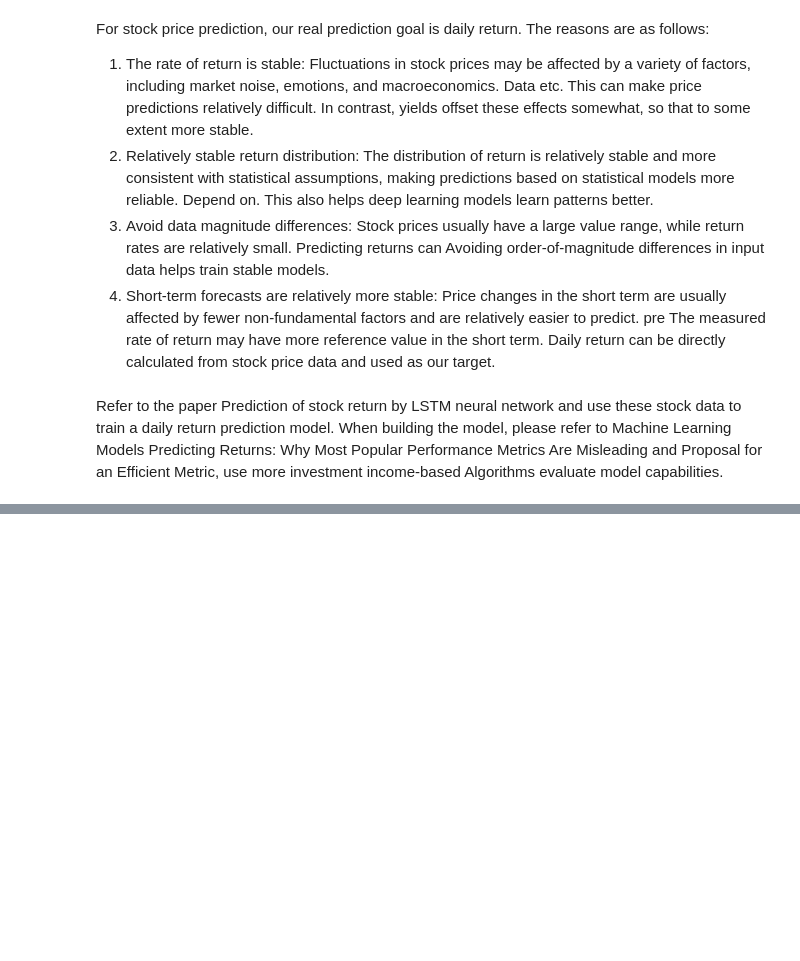
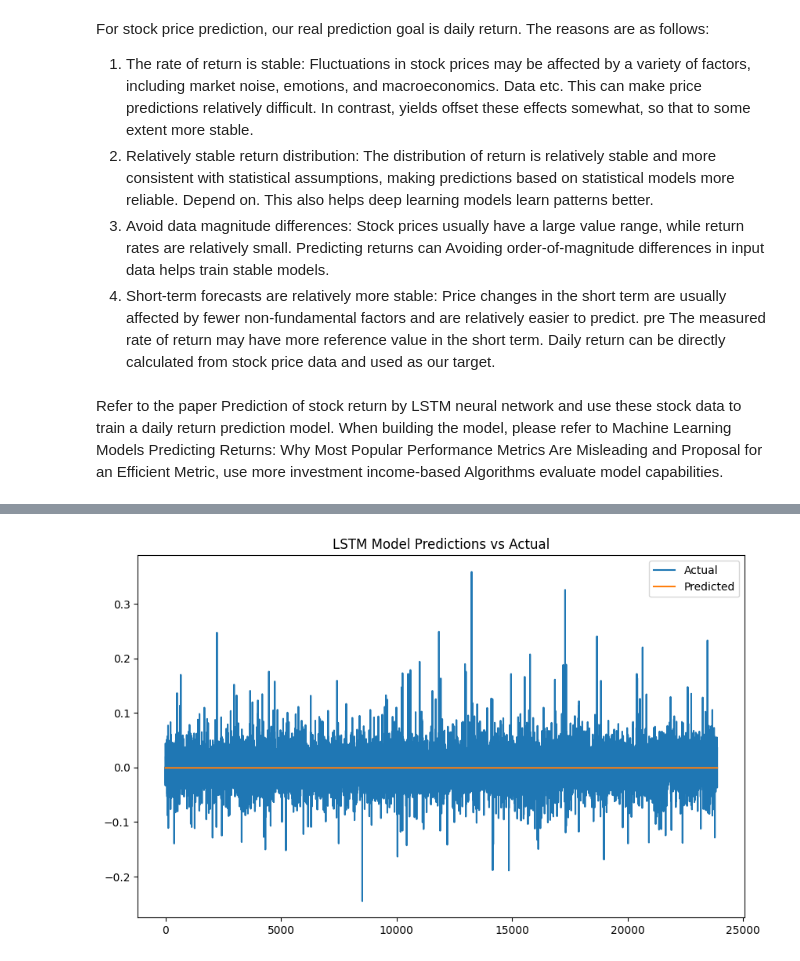
Before and after one commit to LibertyChaser/price_prediction, a Jupyter notebook: code/notebooks/w5_Return_Rate_Prediction_Model.ipynb, the cells around one changed output, grey strips where cells are left out. Cells and saved outputs as stored; diff of their text form; code cells hidden in the pictures; blank space fills up the shorter version.

```diff
--- a/code/notebooks/w5_Return_Rate_Prediction_Model.ipynb
+++ b/code/notebooks/w5_Return_Rate_Prediction_Model.ipynb
@@ -20,0 +218,12 @@ Algorithms evaluate model capabilities.
+# %%
+# Make predictions
+train_predict = model.predict(X_train)
+test_predict = model.predict(X_test)
+# Plotting predictions for a quick view
+plt.figure(figsize=(10, 6))
+plt.plot(np.append(y_train, y_test), label='Actual')
+plt.plot(np.append(train_predict, test_predict), label='Predicted')
+plt.legend()
+plt.title('LSTM Model Predictions vs Actual')
+plt.show()
+# %% [output]
@@ -20,0 +232 @@ Algorithms evaluate model capabilities.
+[figure, added]
```
Also changed, not shown: parts of 27 cells of this notebook.
